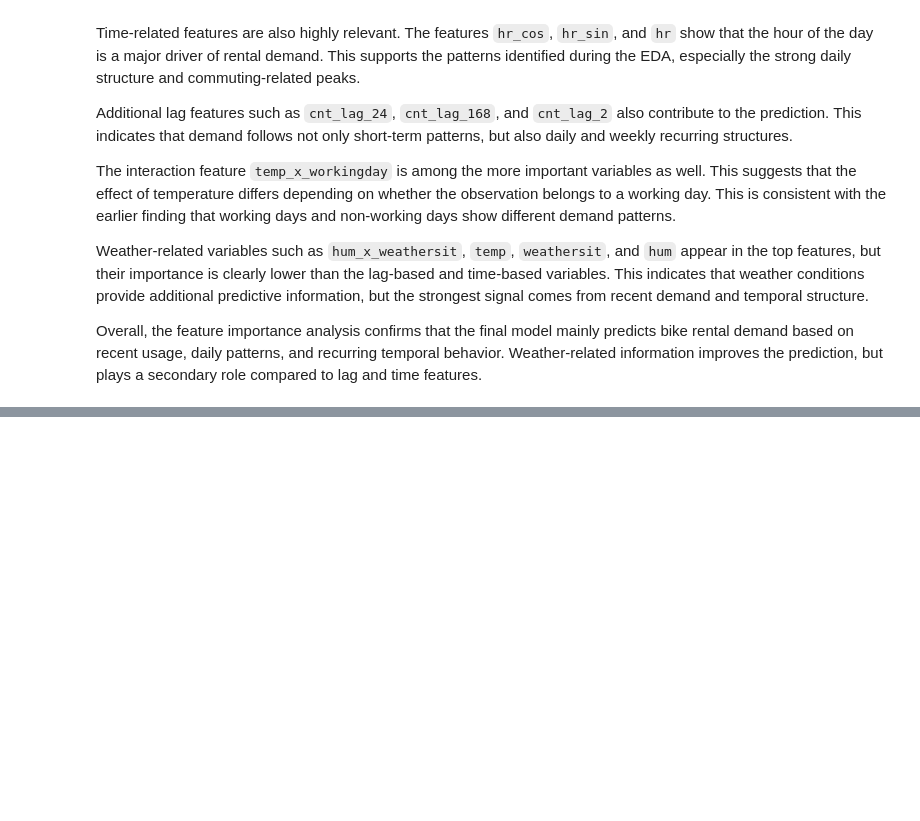
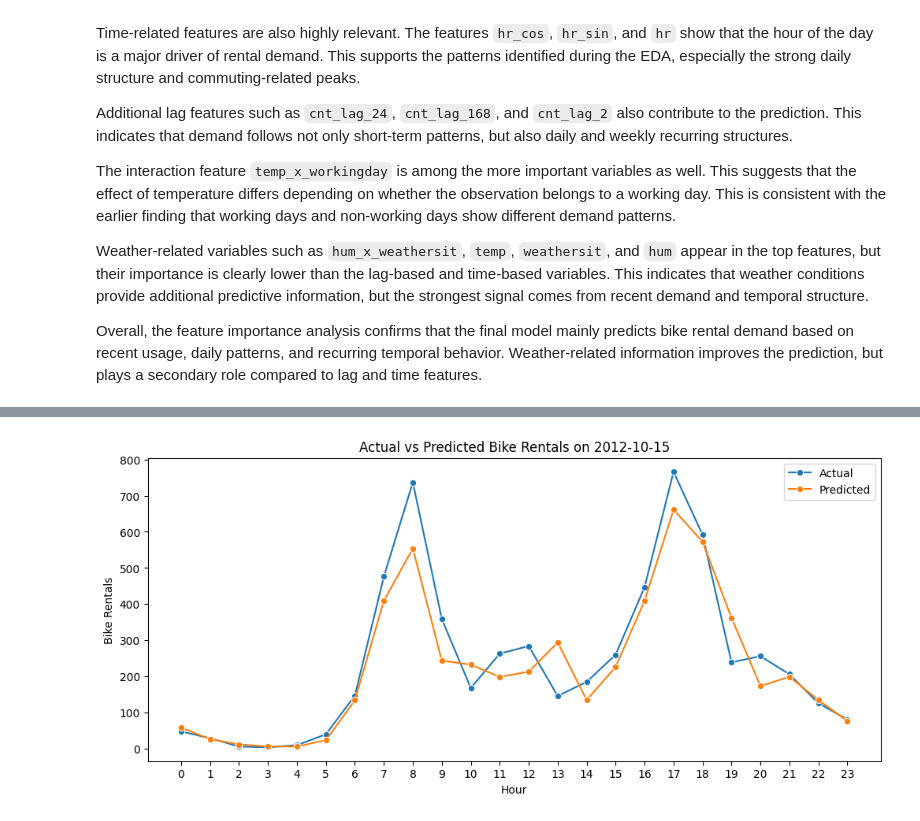
Before and after one commit to BoehmPa/AI_ML_Project, a Jupyter notebook: Feature_Engineering_and_Modeling.ipynb, the cells around one changed output, grey strips where cells are left out. Saved outputs shown, nothing was run; the diff lists cells and outputs as text; code cells hidden in the pictures; blank space fills up the shorter version.

Commit message:
added prediction for specific day

```diff
--- a/Feature_Engineering_and_Modeling.ipynb
+++ b/Feature_Engineering_and_Modeling.ipynb
@@ -1855,0 +1858,8 @@ Overall, the feature importance analysis confirms that the final model mainly pr
+# %%
+test_meta = df_fe.iloc[split_index:][["dteday", "hr"]].reset_index(drop=True)
+
+final_prediction_df = final_prediction_df.reset_index(drop=True)
+final_prediction_df["dteday"] = test_meta["dteday"]
+final_prediction_df["hr"] = test_meta["hr"]
+
+final_prediction_df.head()
@@ -1855,0 +1873,8 @@ Overall, the feature importance analysis confirms that the final model mainly pr
+# %%
+selected_day = "2012-10-15"
+
+day_predictions = final_prediction_df[
+    final_prediction_df["dteday"] == selected_day
+]
+
+day_predictions
@@ -1855,0 +1899,27 @@ Overall, the feature importance analysis confirms that the final model mainly pr
+# %%
+plt.figure(figsize=(12, 5))
+
+sns.lineplot(
+    data=day_predictions,
+    x="hr",
+    y="actual",
+    marker="o",
+    label="Actual"
+)
+
+sns.lineplot(
+    data=day_predictions,
+    x="hr",
+    y="predicted",
+    marker="o",
+    label="Predicted"
+)
+
+plt.title(f"Actual vs Predicted Bike Rentals on {selected_day}")
+plt.xlabel("Hour")
+plt.ylabel("Bike Rentals")
+plt.xticks(range(0, 24))
+plt.legend()
+plt.show()
+# %% [output]
+[figure, added]
```
Also changed, not shown: parts of 5 cells of this notebook.
